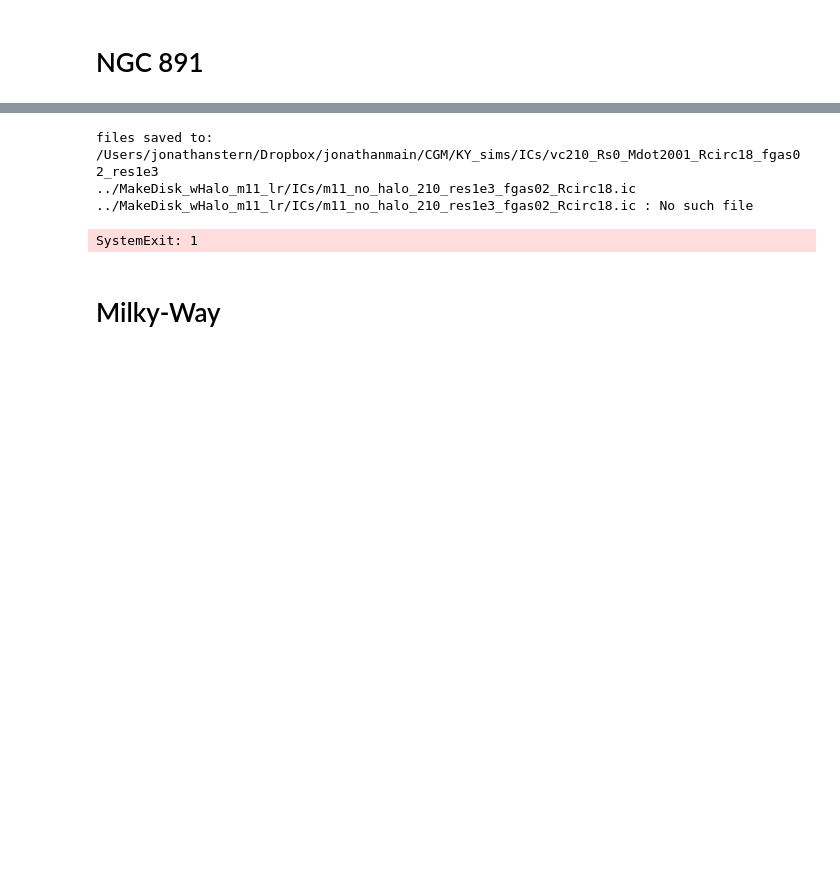
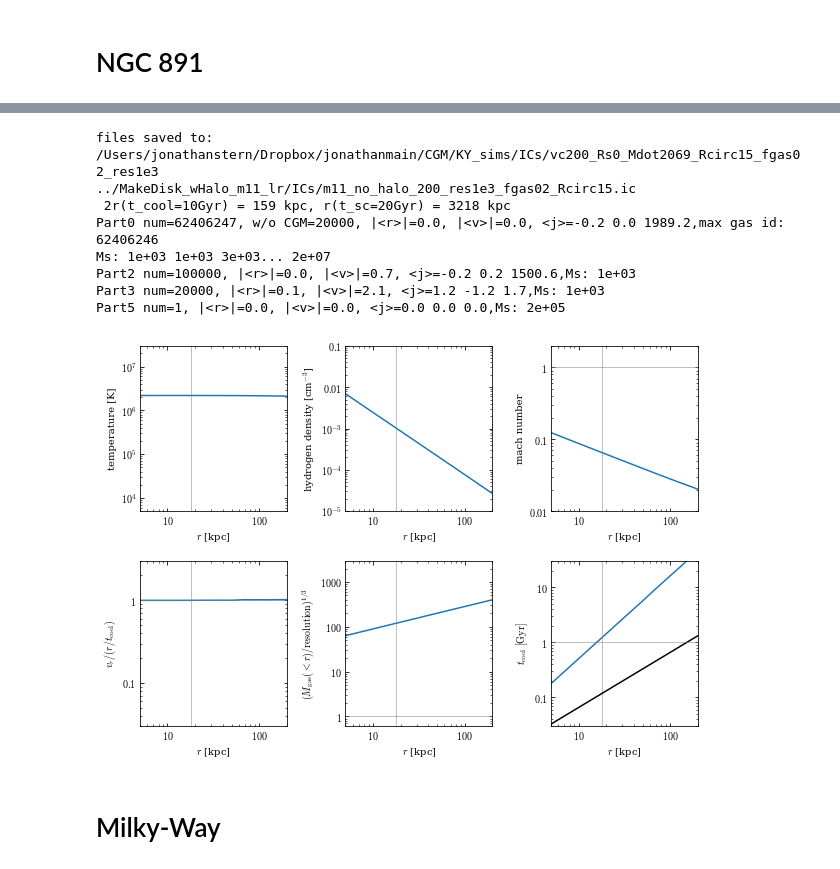
Before and after one commit to spectram/cooling_flow, a Jupyter notebook: ipynb/GIZMO_ICs_grid.ipynb, the cells around one changed output, grey strips where cells are left out. Cells and saved outputs as stored; diff of their text form; code cells hidden in the pictures; blank space fills up the shorter version.

```diff
--- a/ipynb/GIZMO_ICs_grid.ipynb
+++ b/ipynb/GIZMO_ICs_grid.ipynb
@@ -328,6 +328,13 @@ fiducial = ics.ICs(vc=210*un.km/un.s, #table 4 in Fraternali+11, at Rcirc
                    resolution = 1e3*un.Msun,
                     Z_CGM=0.3, #as Milky-Way
                    fgas=0.2)
+# %%
+fiducial = ics.ICs(vc=200*un.km/un.s, #table 4 in Fraternali+11, at Rcirc
+                   Rcirc=15*un.kpc, #R25 in Fraternali+18, max radius where HI is fit in non-tail side
+                   Rsonic=0.2*un.kpc, #Mdot = 2  Msun/yr = SFR/2 where SFR=3.8 is from Popescu et al. (2004)
+                   resolution = 1e3*un.Msun,
+                    Z_CGM=0.3, #as Milky-Way
+                   fgas=0.2)
 # %%
 fiducial.calc_CF_solution(pr=True)
 ind = (fiducial.CF_solution.Rs()>20*un.kpc).nonzero()[0][0]
@@ -354,10 +358,59 @@ log nH(20 kpc)=-3.09, Mdot=2.001
 # %%
 fiducial.create_output_files()
 # %% [output]
-files saved to: /Users/jonathanstern/Dropbox/jonathanmain/CGM/KY_sims/ICs/vc210_Rs0_Mdot2001_Rcirc18_fgas02_res1e3
-../MakeDisk_wHalo_m11_lr/ICs/m11_no_halo_210_res1e3_fgas02_Rcirc18.ic
-../MakeDisk_wHalo_m11_lr/ICs/m11_no_halo_210_res1e3_fgas02_Rcirc18.ic : No such file
+files saved to: /Users/jonathanstern/Dropbox/jonathanmain/CGM/KY_sims/ICs/vc200_Rs0_Mdot2069_Rcirc15_fgas02_res1e3
+../MakeDisk_wHalo_m11_lr/ICs/m11_no_halo_200_res1e3_fgas02_Rcirc15.ic
+ 2r(t_cool=10Gyr) = 159 kpc, r(t_sc=20Gyr) = 3218 kpc
+Part0 num=62406247, w/o CGM=20000, |<r>|=0.0, |<v>|=0.0, <j>=-0.2 0.0 1989.2,max gas id: 62406246
+Ms: 1e+03 1e+03 3e+03... 2e+07
+Part2 num=100000, |<r>|=0.0, |<v>|=0.7, <j>=-0.2 0.2 1500.6,Ms: 1e+03
+Part3 num=20000, |<r>|=0.1, |<v>|=2.1, <j>=1.2 -1.2 1.7,Ms: 1e+03
+Part5 num=1, |<r>|=0.0, |<v>|=0.0, <j>=0.0 0.0 0.0,Ms: 2e+05
-SystemExit: 1
+# %%
+fig = pl.figure(figsize=(10,7))
+pl.subplots_adjust(hspace=0.3,wspace=0.4)
+for iPanel in range(6):
+    ax = pl.subplot(2,3,iPanel+1)
+    for sol in [fiducial]:
+        res = sol.CF_solution
+        if iPanel==0: ys = res.Ts()
+        if iPanel==1: ys = res.nHs()
+        if iPanel==2: ys = res.Ms()
+        if iPanel==3: ys = (res.t_cools() / (res.Rs()/res.vrs())).to('')
+        if iPanel==4: ys = (res.Mgas()/sol.resolution)**(1/3.)
+        if iPanel==5: ys = res.t_cools()
+        pl.loglog(res.Rs(),ys)
+    pl.xlim(5,200)
+    pl.xlabel(r'$r$ [kpc]')
+    pl.axvline(18.,c='.5',lw=0.5)
+    ax.xaxis.set_major_formatter(u.arilogformatter)
+    ax.yaxis.set_major_formatter(u.arilogformatter)
+    if iPanel==0:
+        pl.ylabel(r'temperature [K]')
+        pl.ylim(0.5e4,3e7)
+    if iPanel==1:
+        pl.ylabel(r'hydrogen density [cm$^{-3}$]')
+        pl.ylim(1e-5,0.1)
+    if iPanel==2:
+        pl.ylabel(r'mach number')
+        pl.ylim(0.01,2)
+        pl.axhline(1.,c='.5',lw=0.5)
+    if iPanel==3:
+        pl.ylabel(r'$v_r / (r/t_{\rm cool})$')
+        pl.ylim(0.03,3)
+        pl.axhline(1.,c='.5',lw=0.5)
+    if iPanel==4:
+        pl.ylabel(r'$(M_{\rm gas}(<r) / {\rm resolution})^{1/3}$')
+#         pl.ylim(0.03,3)
+        pl.axhline(1.,c='.5',lw=0.5)
+    if iPanel==5:
+        pl.plot(res.Rs(),res.tff().to('Gyr'),c='k')
+        pl.ylabel(r'$t_{\rm cool}\ [{\rm Gyr}]$')
+        pl.ylim(0.03,30)
+        pl.axhline(1.,c='.5',lw=0.5)
+pl.savefig(figdir+'ICs_NGC891.pdf')
+# %% [output]
+[figure, added]
 # %% [markdown]
 # Milky-Way
 # %%
```
Also changed, not shown: parts of 4 cells of this notebook, 2 other files.
